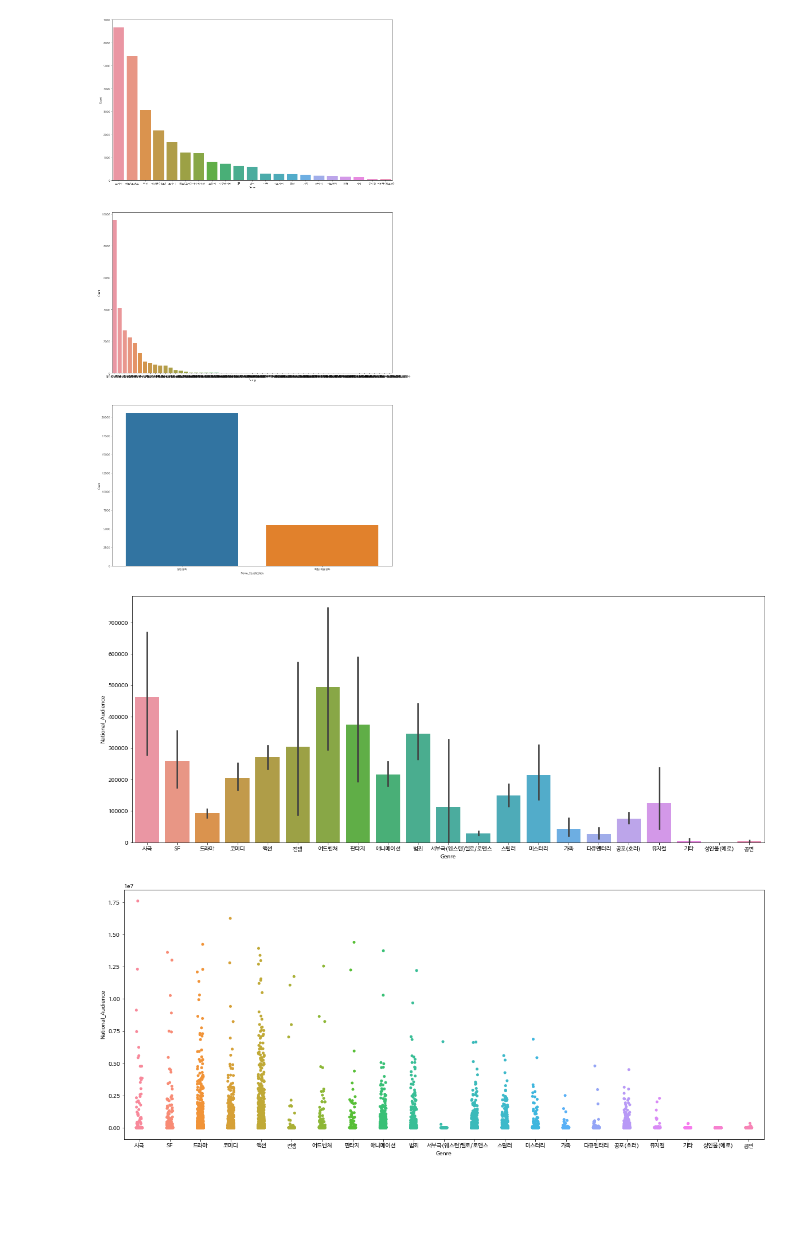
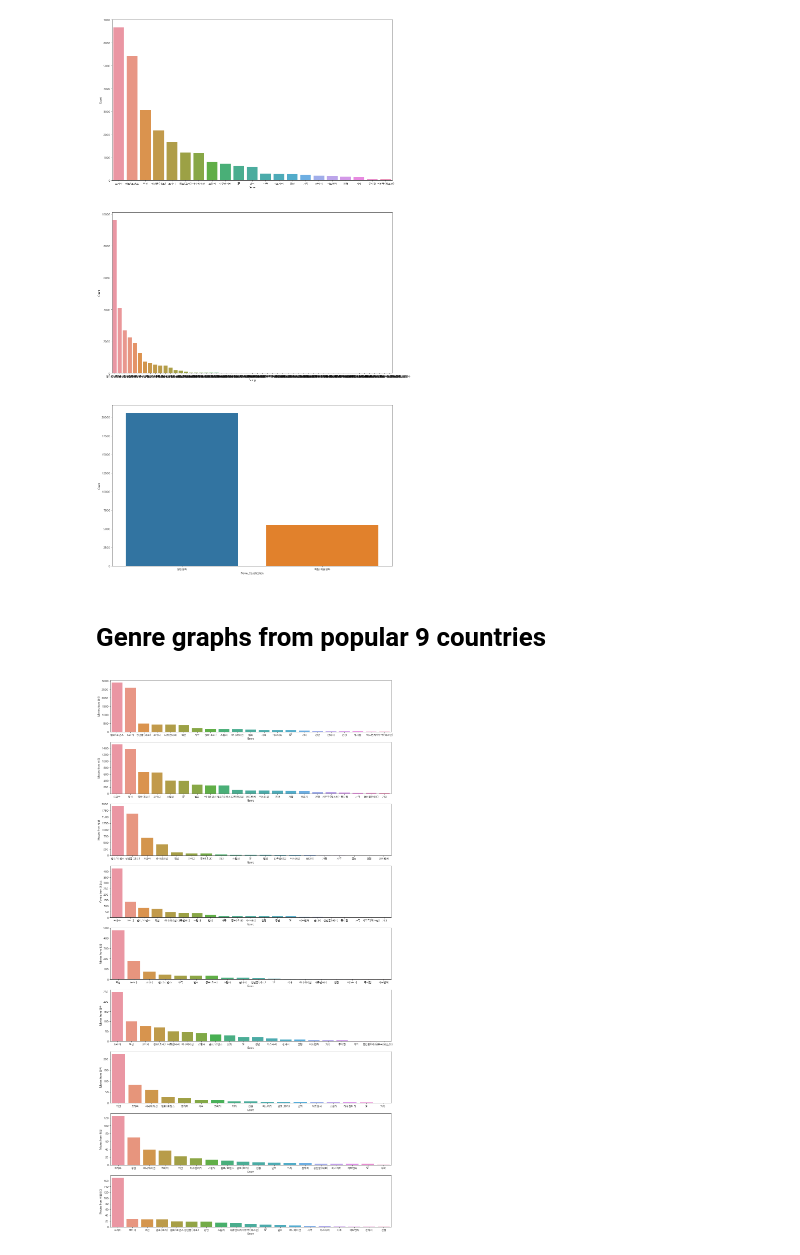
Before and after one commit to danielsun888/datathon, a Jupyter notebook: daniel2.ipynb, the cells around one changed output. Cells and saved outputs as stored; diff of their text form; code cells hidden in the pictures; blank space fills up the shorter version.

```diff
--- a/daniel2.ipynb
+++ b/daniel2.ipynb
@@ -216,14 +212,16 @@ Name Movie_Classification: ['일반영화' '독립/예술영화']
-# %%
-# Audience by genre in every 5~10 years
-fig, ax = plt.subplots(figsize=(20, 8))
-fig = sns.barplot(x=data['Genre'], y=data['National_Audience'])
-plt.show()
-# %% [output]
-[figure, removed]
-# %%
-# Audience by genre in every 5~10 years
-fig, ax = plt.subplots(figsize=(20, 8))
-fig = sns.stripplot(x=data['Genre'], y=data['National_Audience'])
-plt.show()
-# %% [output]
-[figure, removed]
+# %% [markdown]
+# Genre graphs from popular 9 countries
+# %%
+movie_countries= data['Nationality'].value_counts().iloc[:9]
+countries=movie_countries.index.to_list()
+# %%
+# ax[6].set(xlabel='Nationality', ylabel='movie quantity')
+fig, ax = plt.subplots(nrows=len(countries))
+fig.set_size_inches(20,40)
+
+for i,country in enumerate(countries):
+    data_country=data[data['Nationality']==country]
+    sns.countplot(x='Genre', data=data_country,order = data_country['Genre'].value_counts().index,ax=ax[i])
+    ax[i].set(ylabel='Movies from '+country)
+# %% [output]
+[figure, added]
```
Also changed, not shown: parts of 4 cells of this notebook.
